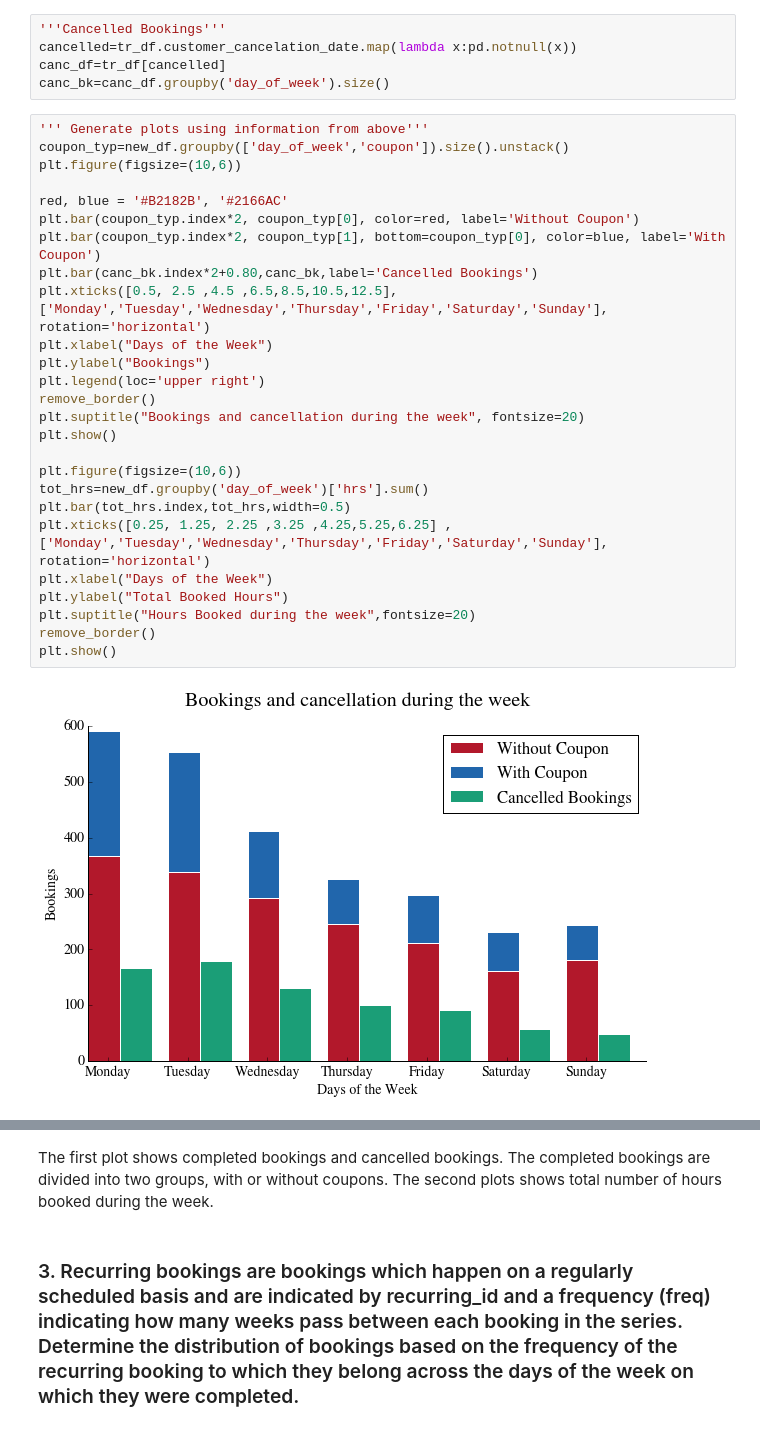
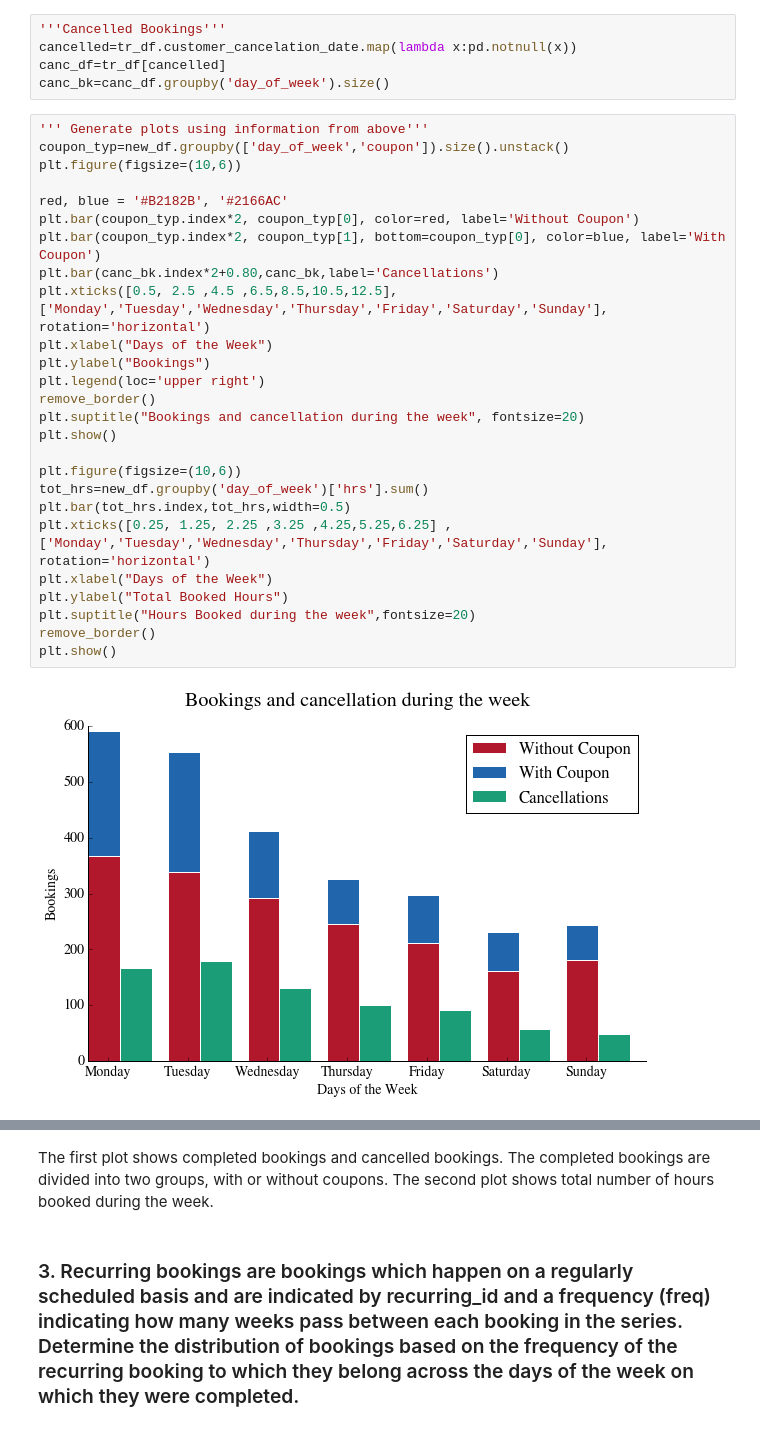
Before and after one commit to asa88/DataExploration, a Jupyter notebook: handy_challenge.ipynb, the cells around one changed output, grey strips where cells are left out. Saved outputs shown, nothing was run; the diff lists cells and outputs as text.

```diff
--- a/handy_challenge.ipynb
+++ b/handy_challenge.ipynb
@@ -109,34 +109,34 @@ canc_bk=canc_df.groupby('day_of_week').size()
 # %%
 ''' Generate plots using information from above'''
 coupon_typ=new_df.groupby(['day_of_week','coupon']).size().unstack()
 plt.figure(figsize=(10,6))
 
 red, blue = '#B2182B', '#2166AC'
 plt.bar(coupon_typ.index*2, coupon_typ[0], color=red, label='Without Coupon')
 plt.bar(coupon_typ.index*2, coupon_typ[1], bottom=coupon_typ[0], color=blue, label='With Coupon')
-plt.bar(canc_bk.index*2+0.80,canc_bk,label='Cancelled Bookings')
+plt.bar(canc_bk.index*2+0.80,canc_bk,label='Cancellations')
 plt.xticks([0.5, 2.5 ,4.5 ,6.5,8.5,10.5,12.5], ['Monday','Tuesday','Wednesday','Thursday','Friday','Saturday','Sunday'], rotation='horizontal')
 plt.xlabel("Days of the Week")
 plt.ylabel("Bookings")
 plt.legend(loc='upper right')
 remove_border()
 plt.suptitle("Bookings and cancellation during the week", fontsize=20)
 plt.show()
 
 plt.figure(figsize=(10,6))
 tot_hrs=new_df.groupby('day_of_week')['hrs'].sum()
 plt.bar(tot_hrs.index,tot_hrs,width=0.5)
 plt.xticks([0.25, 1.25, 2.25 ,3.25 ,4.25,5.25,6.25] , ['Monday','Tuesday','Wednesday','Thursday','Friday','Saturday','Sunday'], rotation='horizontal')
 plt.xlabel("Days of the Week")
 plt.ylabel("Total Booked Hours")
 plt.suptitle("Hours Booked during the week",fontsize=20)
 remove_border()
 plt.show()
 # %% [output]
-[figure, old version]
+[figure, new version]
 [figure]
 # %% [markdown]
-The first plot shows completed bookings and cancelled bookings. The completed bookings are divided into two groups, with or without coupons. The second plots shows total number of hours booked during the week.
+The first plot shows completed bookings and cancelled bookings. The completed bookings are divided into two groups, with or without coupons. The second plot shows total number of hours booked during the week.
 # %% [markdown]
 ### 3. Recurring bookings are bookings which happen on a regularly scheduled basis and are indicated by recurring_id and a frequency (freq) indicating how many weeks pass between each booking in the series. Determine the distribution of bookings based on the frequency of the recurring booking to which they belong across the days of the week on which they were completed.
 # %%
```
Also changed, not shown: parts of 1 cell of this notebook.
